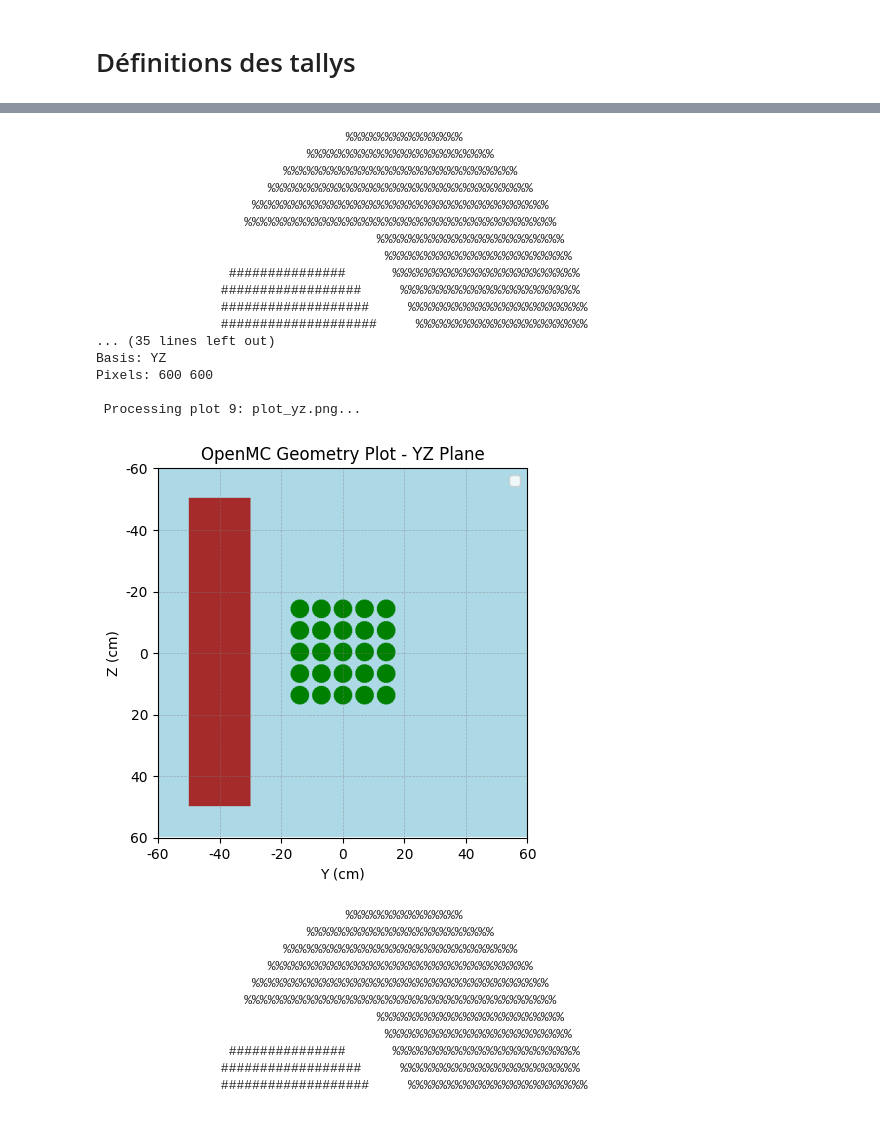
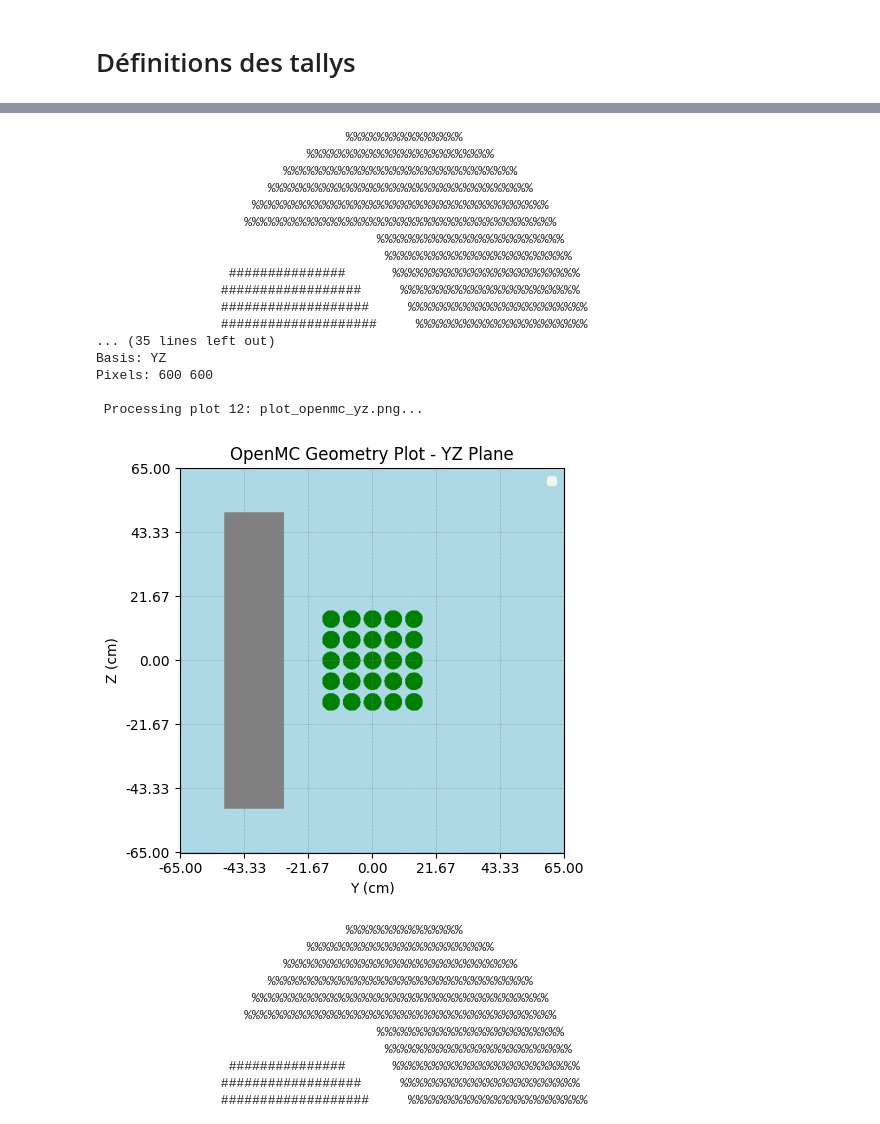
Before and after one commit to simonfouc120/open-mc-project, a Jupyter notebook: src/studies/simulation_cs_137_various_detectors/cesium_various_det.ipynb, the cells around one changed output, grey strips where cells are left out. Cells and saved outputs as stored; diff of their text form; code cells hidden in the pictures.

```diff
--- a/src/studies/simulation_cs_137_various_detectors/cesium_various_det.ipynb
+++ b/src/studies/simulation_cs_137_various_detectors/cesium_various_det.ipynb
@@ -219,64 +182,24 @@ Pixels: 600 600
 # %%
-# Plot geometry in XY and display the image
-plot = openmc.Plot()
-
-WIDTH = 120  # cm
-HEIGHT = 120  # cm
-
-plot.origin = (30, 0, 0)
-plot.width = (WIDTH, HEIGHT)
-plot.pixels = (600, 600)
-
-X_VALUES = np.linspace(-WIDTH//2, WIDTH//2, 600)
-Y_VALUES = np.linspace(-HEIGHT//2, HEIGHT//2, 600)
-
-X, Y = np.meshgrid(X_VALUES, Y_VALUES)
-
-# Define the colors for each material
-plot.colors = {
-    AIR_MATERIAL : 'lightblue',
-    CS137_MATERIAL : 'red',
-    CDTE_MATERIAL : 'green',
-    LEAD_MATERIAL : 'brown'
-}
-
-plot.color_by = 'material'
-plot.basis = 'yz'
-plot.filename = "plot_yz.png"
-
-plots = openmc.Plots([plot])
-plots.export_to_xml()
-openmc.plot_geometry()
-
-img = Image.open("plot_yz.png")
-plt.imshow(img)
-plt.title("OpenMC Geometry Plot - YZ Plane")
-plt.grid(True, which='both', color='gray', linestyle='--', linewidth=0.5, alpha=0.5)
-plt.xticks(np.linspace(0, img.size[0], num=7), np.linspace(np.min(X_VALUES), np.max(X_VALUES), num=7, dtype=int))
-plt.yticks(np.linspace(0, img.size[1], num=7), np.linspace(np.min(Y_VALUES), np.max(Y_VALUES), num=7, dtype=int))
-plt.xlabel("Y (cm)")
-plt.ylabel("Z (cm)")
-plt.legend()
-plt.show()
+plot_geometry(materials=materials, plane="yz", origin=(30,0,0) ,width=130, height=130)
 # %% [output]
                                 %%%%%%%%%%%%%%%
                            %%%%%%%%%%%%%%%%%%%%%%%%
                         %%%%%%%%%%%%%%%%%%%%%%%%%%%%%%
                       %%%%%%%%%%%%%%%%%%%%%%%%%%%%%%%%%%
                     %%%%%%%%%%%%%%%%%%%%%%%%%%%%%%%%%%%%%%
                    %%%%%%%%%%%%%%%%%%%%%%%%%%%%%%%%%%%%%%%%
                                     %%%%%%%%%%%%%%%%%%%%%%%%
                                      %%%%%%%%%%%%%%%%%%%%%%%%
                  ###############      %%%%%%%%%%%%%%%%%%%%%%%%
                 ##################     %%%%%%%%%%%%%%%%%%%%%%%
                 ###################     %%%%%%%%%%%%%%%%%%%%%%%
                 ####################     %%%%%%%%%%%%%%%%%%%%%%
 ... (35 lines left out)
 Basis: YZ
 Pixels: 600 600
 
- Processing plot 9: plot_yz.png...
+ Processing plot 12: plot_openmc_yz.png...
-[figure, old version]
+[figure, new version]
 # %%
 remove_previous_results(batches_number)
 os.environ["OMP_NUM_THREADS"] = "4"
```
Also changed, not shown: parts of 4 cells of this notebook, 11 other files.
